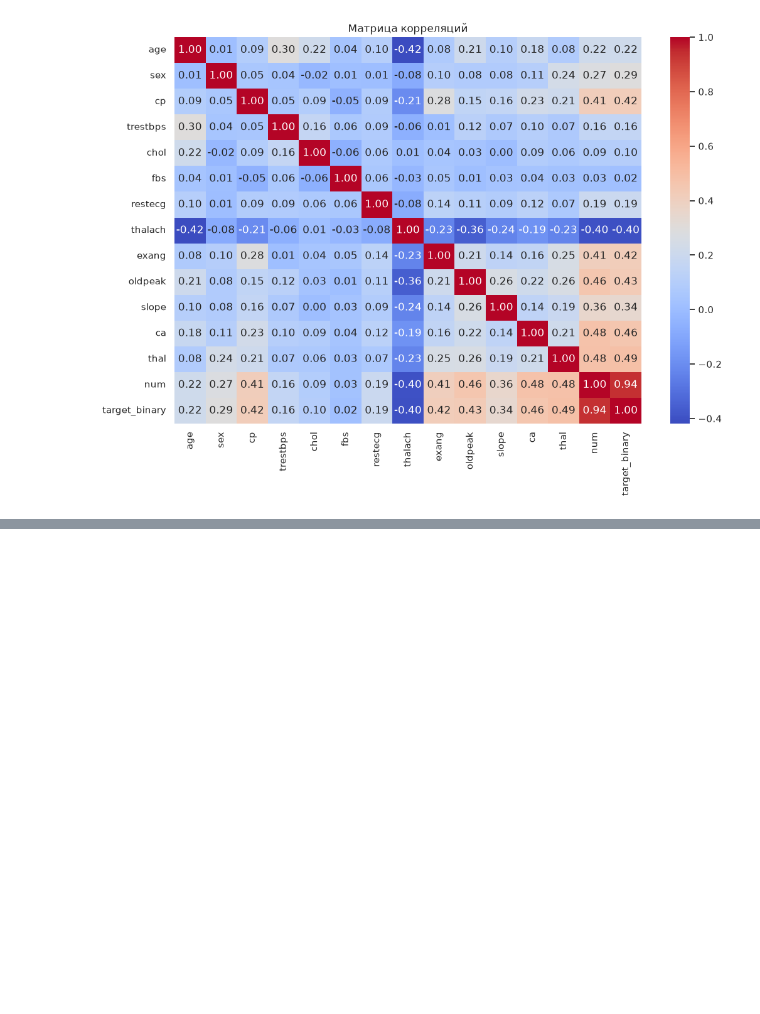
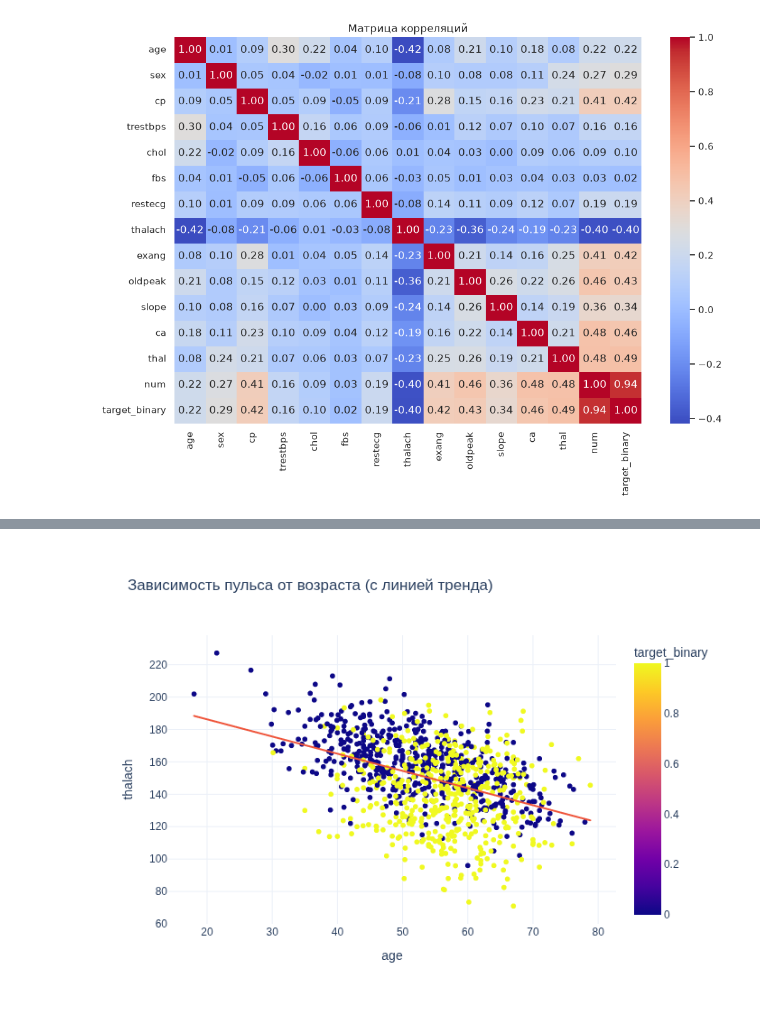
Before and after one commit to arina1984618/Chernysheva_data, a Jupyter notebook: notebooks/EDA.ipynb, the cells around one changed output, grey strips where cells are left out. Cells and saved outputs as stored; diff of their text form; code cells hidden in the pictures; blank space fills up the shorter version.

```diff
--- a/notebooks/EDA.ipynb
+++ b/notebooks/EDA.ipynb
@@ -109,0 +129,12 @@ plt.show()
+# %%
+fig = px.scatter(
+    df,
+    x="age",
+    y="thalach",
+    color="target_binary",
+    trendline="ols",
+    title="Зависимость пульса от возраста (с линией тренда)"
+)
+fig.show()
+# %% [output]
+[figure, added]
```
Also changed, not shown: parts of 5 cells of this notebook.
